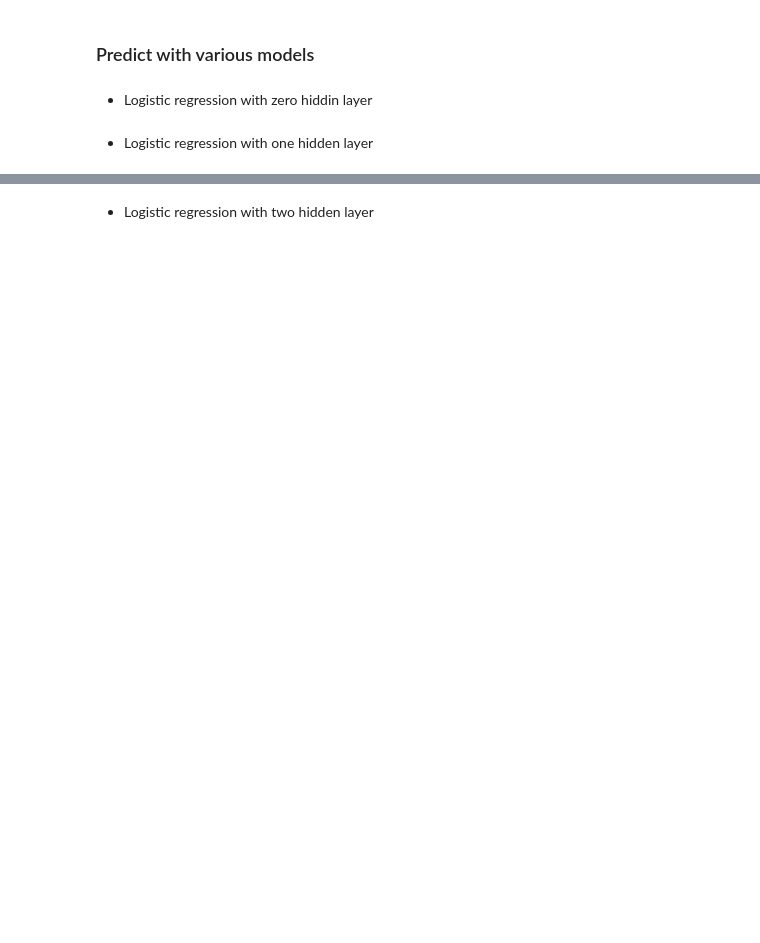
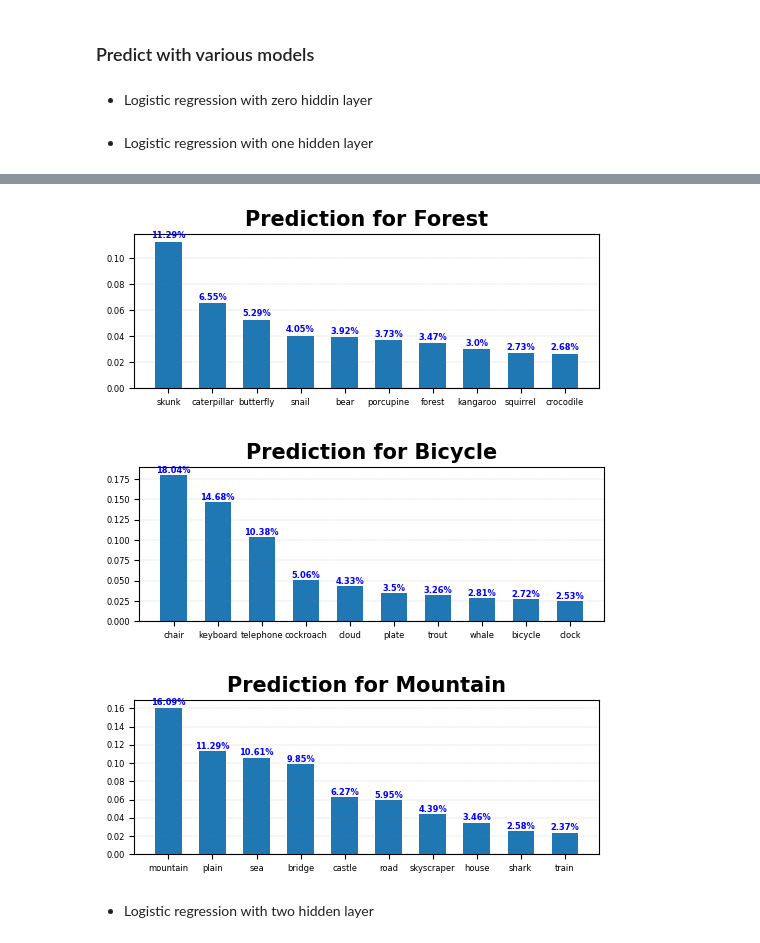
Before and after one commit to linnguyen1707/Machine-learning-and-data-mining-I, a Jupyter notebook: Experiment-and-Result.ipynb, the cells around one changed output, grey strips where cells are left out. Cells and saved outputs as stored; diff of their text form; code cells hidden in the pictures; blank space fills up the shorter version.

Commit message:
Fix graph

```diff
--- a/Experiment-and-Result.ipynb
+++ b/Experiment-and-Result.ipynb
@@ -483,5 +499,7 @@ res3 = result3[0].tolist()
 print("prediction for first image :",list_label[res1.index(max(result1[0].tolist()))])
 print("prediction for second image :",list_label[res2.index(max(result2[0].tolist()))])
 print("prediction for third image :",list_label[res3.index(max(result3[0].tolist()))])
-#util.gen_graph(result1[0],limit=10)
+util.gen_graph(result1[0],limit=10,mul=.05,msg="Forest")
+util.gen_graph(result2[0],limit=10,mul=.05,msg="Bicycle")
+util.gen_graph(result3[0],limit=10,mul=.05,msg="Mountain")
 # %% [output]
@@ -491,6 +509,9 @@ print("prediction for third image :",list_label[res3.index(max(result3[0].tolist
 prediction for first image : skunk
 prediction for second image : chair
 prediction for third image : mountain
+[figure, added]
+[figure, added]
+[figure, added]
 # %% [markdown]
 - Logistic regression with two hidden layer
 # %%
```
Also changed, not shown: parts of 10 cells of this notebook, 1 other file.
